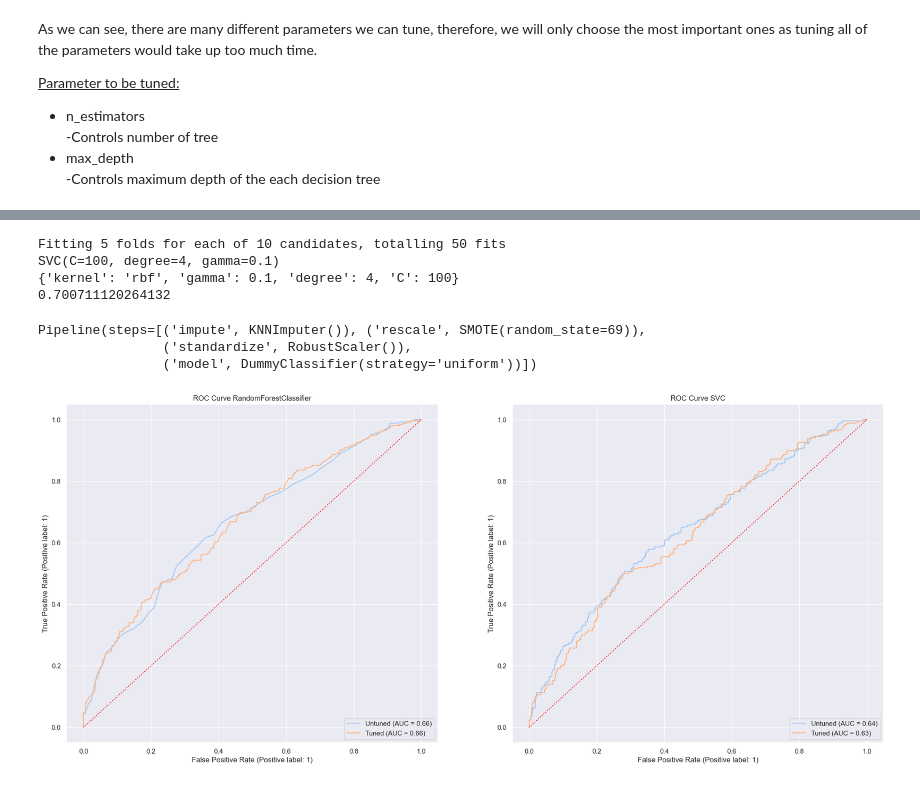
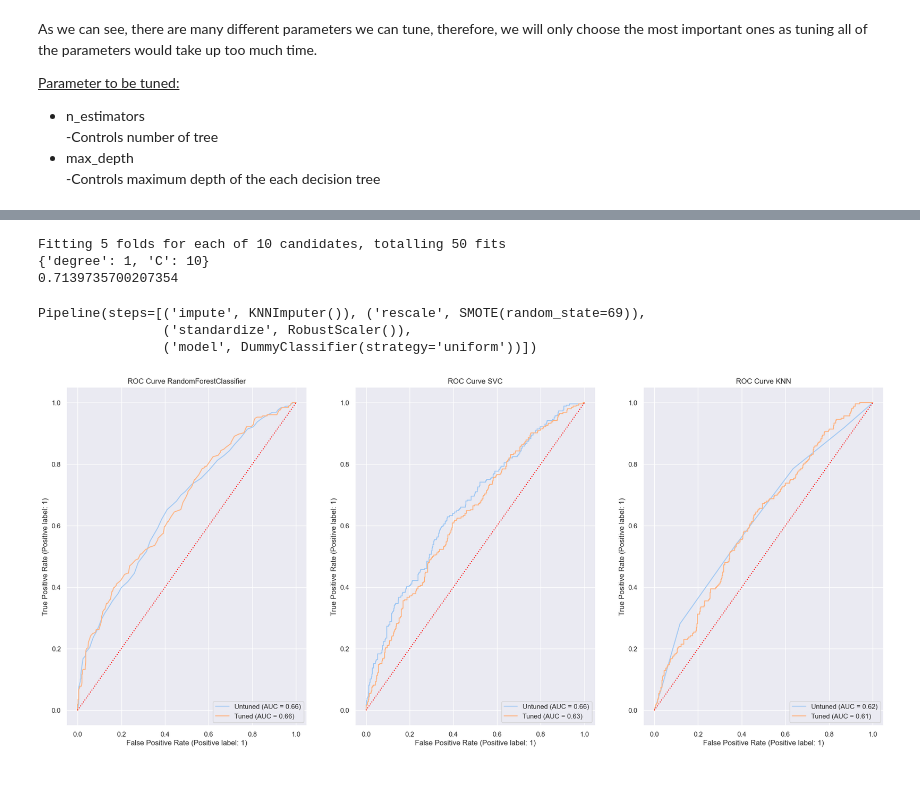
Before and after one commit to y0ngjie/AIML-ST1511-CA1, a Jupyter notebook: CA1-Classification.ipynb, the cells around one changed output, grey strips where cells are left out. Drawn from its saved outputs; the diff is of its cells as text; code cells hidden in the pictures.

Commit message:
Final Model v1(11:14pm)

```diff
--- a/CA1-Classification.ipynb
+++ b/CA1-Classification.ipynb
@@ -761,9 +779,7 @@ Fitting 5 folds for each of 10 candidates, totalling 50 fits
 # %%
-# Create params grid
+# SVC Hypertune
 param_grid = {
-              'kernel': ('linear', 'rbf','poly') ,
-              'C':[5, 10, 100],
-              'gamma': [1,0.1,0.01,0.001],
+              'C':[0.1,1, 10, 100],
               'degree' : [1,2,3,4,5,6]}
 
 
@@ -774,7 +790,7 @@ steps[STEPS_LEN] = (
     "hyper", RandomizedSearchCV(
         SVC(),
         param_grid,
-        cv=5,
+        cv=kf,
         n_jobs=-1,
         verbose=1,
         scoring="f1"
@@ -786,11 +802,10 @@ svc_search = IMBPipeline(steps=steps)
 # fit model
 svc_search.fit(X_train, y_train)
 
-print(svc_search["hyper"].best_estimator_)
+# print(svc_search["hyper"].best_estimator_)
 print(svc_search["hyper"].best_params_)
 print(svc_search["hyper"].best_score_)
 # %% [output]
 Fitting 5 folds for each of 10 candidates, totalling 50 fits
-SVC(C=100, degree=4, gamma=0.1)
-{'kernel': 'rbf', 'gamma': 0.1, 'degree': 4, 'C': 100}
-0.700711120264132
+{'degree': 1, 'C': 10}
+0.7139735700207354
@@ -806,5 +812,9 @@ SVC(C=100, degree=4, gamma=0.1)
+# %%
+svc_model = svc_search["hyper"].best_estimator_
+rfc_model = rfc_search["hyper"].best_estimator_
+knn_model = knn_search["hyper"].best_estimator_
 # %%
-steps[STEPS_LEN] = ("model", SVC(gamma= 0.1, degree=4, C=100))
+steps[STEPS_LEN] = ("model", svc_model)
 svc_clf = IMBPipeline(steps=steps)
 svc_clf.fit(X_train, y_train)
 
@@ -815,19 +825,31 @@ svc_clf_untuned = IMBPipeline(steps=steps)
 svc_clf_untuned.fit(X_train, y_train)
 
 # RFC TUNED
-steps[STEPS_LEN] = ("model", RandomForestClassifier(n_estimators= 200, max_depth= 30))
+steps[STEPS_LEN] = ("model", rfc_model)
 
 rfc_clf = IMBPipeline(steps=steps)
 rfc_clf.fit(X_train, y_train)
 
-
-# RFC
+# RFC UNTUNED
 steps[STEPS_LEN] = ("model", RandomForestClassifier())
 
 rfc_clf_untuned = IMBPipeline(steps=steps)
 rfc_clf_untuned.fit(X_train, y_train)
 
-# Create the pipeline
+# KNN TUNED
+steps[STEPS_LEN] = ("model", knn_model)
+
+knn_clf = IMBPipeline(steps=steps)
+knn_clf.fit(X_train, y_train)
+
+# KNN UNTUNED
+steps[STEPS_LEN] = ("model", KNeighborsClassifier())
+
+knn_clf_untuned = IMBPipeline(steps=steps)
+knn_clf_untuned.fit(X_train, y_train)
+
+
+# DUmmy
 steps[STEPS_LEN] = ("model", DummyClassifier(strategy="uniform"))
 dummy = IMBPipeline(steps=steps)
 dummy.fit(X_train, y_train)
@@ -836,23 +858,29 @@ Pipeline(steps=[('impute', KNNImputer()), ('rescale', SMOTE(random_state=69)),
                 ('standardize', RobustScaler()),
                 ('model', DummyClassifier(strategy='uniform'))])
 # %%
-fig, ax = plt.subplots(1, 2, figsize=(24, 10))
+fig, ax = plt.subplots(1, 3, figsize=(24, 10))
 # RandomForestClassifier
 RocCurveDisplay.from_estimator(rfc_clf_untuned, X_test, y_test, ax=ax[0], name="Untuned")
 RocCurveDisplay.from_estimator(rfc_clf, X_test, y_test, ax=ax[0], name="Tuned")
 # RocCurveDisplay.from_estimator(model, X_test, y_test, ax=ax[0], name="Nth")
 
 # # DecisionTreeClassifier
 RocCurveDisplay.from_estimator(svc_clf_untuned, X_test, y_test, ax=ax[1], name="Untuned")
 RocCurveDisplay.from_estimator(svc_clf, X_test, y_test, ax=ax[1], name="Tuned")
 
+# # KNN
+RocCurveDisplay.from_estimator(knn_clf_untuned, X_test, y_test, ax=ax[2], name="Untuned")
+RocCurveDisplay.from_estimator(knn_clf, X_test, y_test, ax=ax[2], name="Tuned")
+
 # 50% line
 x = np.linspace(0, 1, 2)
 ax[0].plot(x, x, ":", color="red")
 ax[1].plot(x, x, ":", color="red")
+ax[2].plot(x, x, ":", color="red")
 
 ax[0].set_title("ROC Curve RandomForestClassifier")
 ax[1].set_title("ROC Curve SVC")
+ax[2].set_title("ROC Curve KNN")
 plt.show()
 # %% [output]
-[figure, old version]
+[figure, new version]
```
Also changed, not shown: parts of 18 cells of this notebook, 1 other file.
